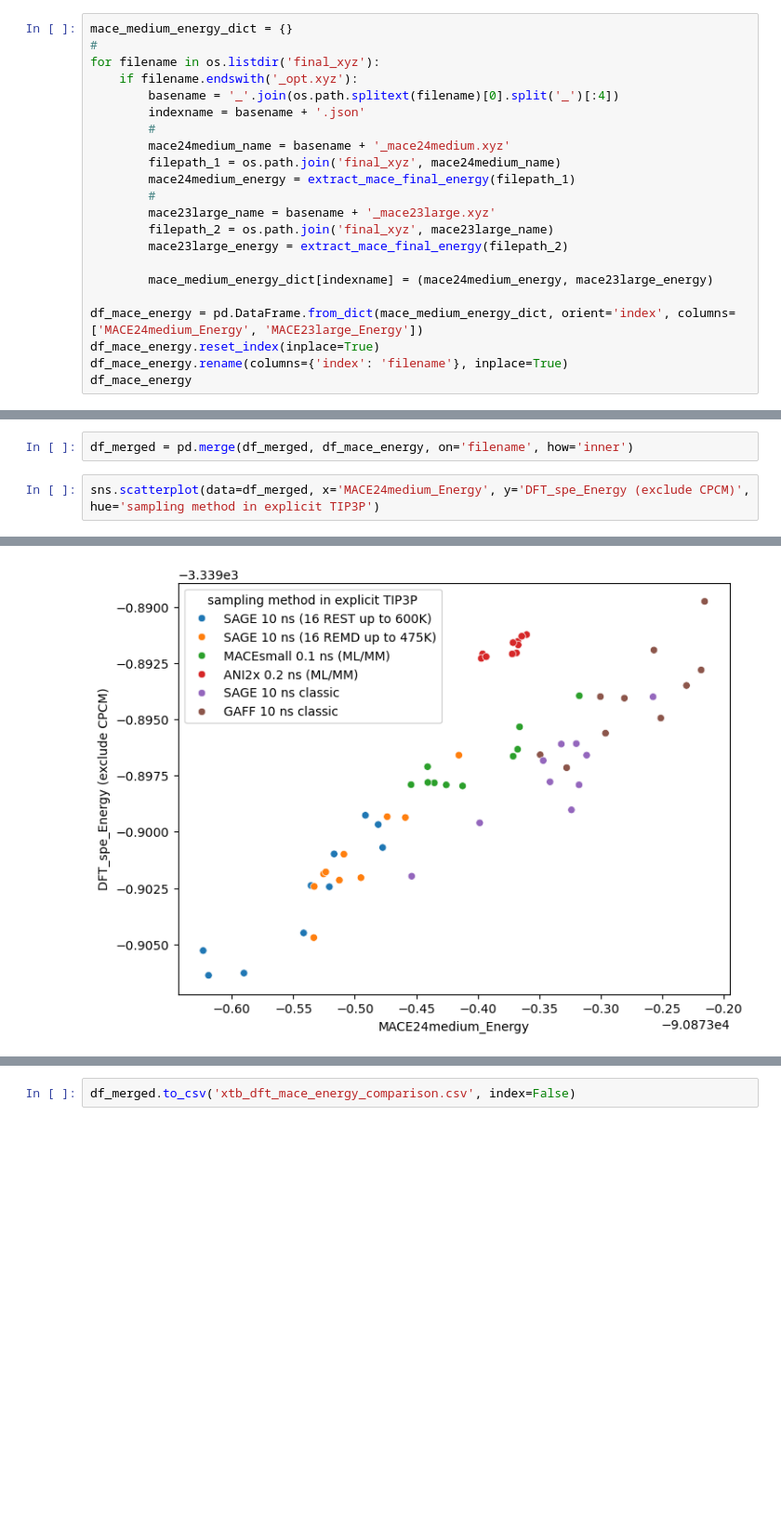
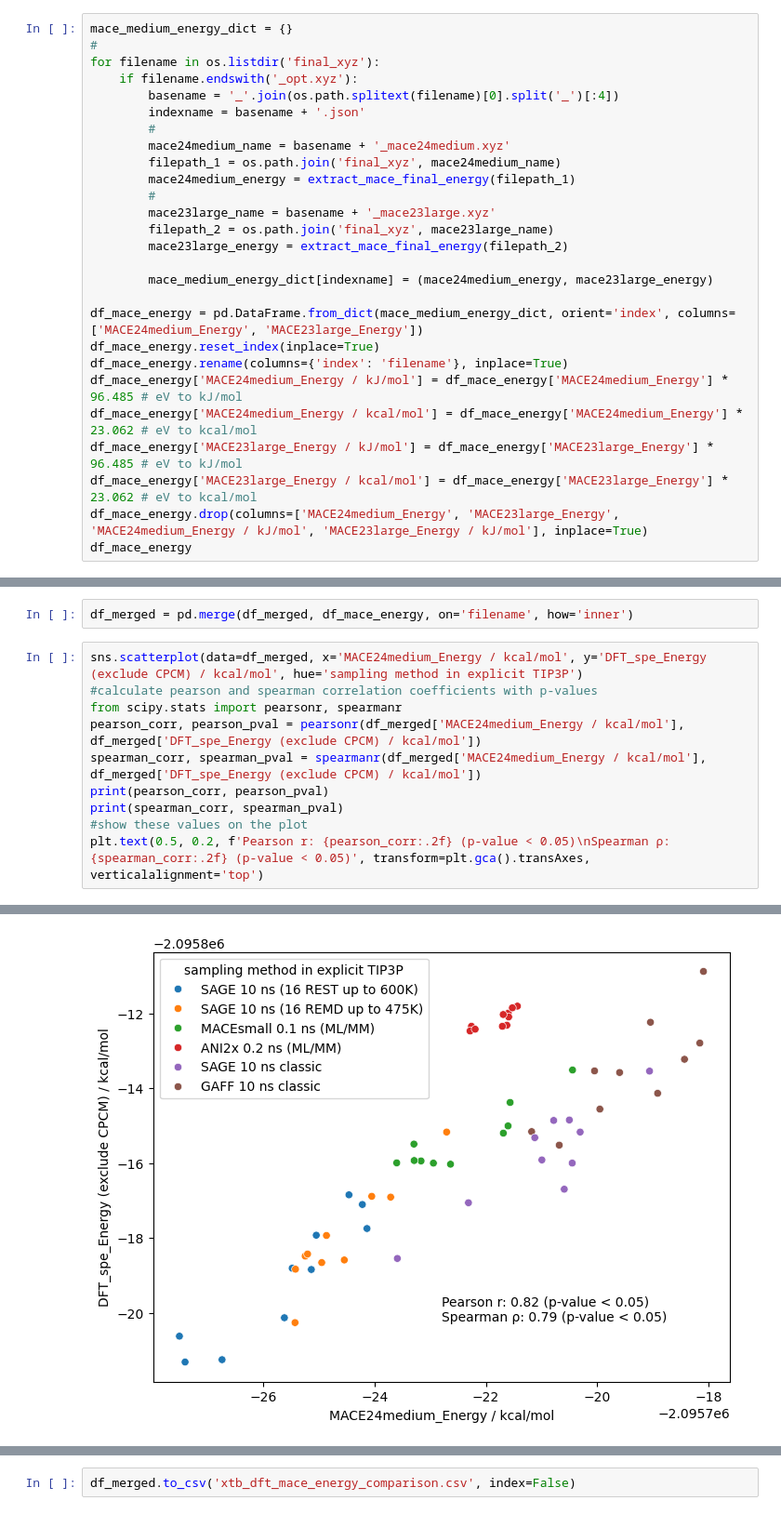
Before and after one commit to HaoLan-compchem/blog_03_12_2025, a Jupyter notebook: ligand_only/analysis.ipynb, the cells around one changed output, grey strips where cells are left out. Shown at 93% size. Saved outputs shown, nothing was run; the diff lists cells and outputs as text; blank space fills up the shorter version.

```diff
--- a/ligand_only/analysis.ipynb
+++ b/ligand_only/analysis.ipynb
@@ -614,4 +611,9 @@ for filename in os.listdir('final_xyz'):
 df_mace_energy = pd.DataFrame.from_dict(mace_medium_energy_dict, orient='index', columns=['MACE24medium_Energy', 'MACE23large_Energy'])
 df_mace_energy.reset_index(inplace=True)
 df_mace_energy.rename(columns={'index': 'filename'}, inplace=True)
+df_mace_energy['MACE24medium_Energy / kJ/mol'] = df_mace_energy['MACE24medium_Energy'] * 96.485 # eV to kJ/mol
+df_mace_energy['MACE24medium_Energy / kcal/mol'] = df_mace_energy['MACE24medium_Energy'] * 23.062 # eV to kcal/mol
+df_mace_energy['MACE23large_Energy / kJ/mol'] = df_mace_energy['MACE23large_Energy'] * 96.485 # eV to kJ/mol
+df_mace_energy['MACE23large_Energy / kcal/mol'] = df_mace_energy['MACE23large_Energy'] * 23.062 # eV to kcal/mol
+df_mace_energy.drop(columns=['MACE24medium_Energy', 'MACE23large_Energy', 'MACE24medium_Energy / kJ/mol', 'MACE23large_Energy / kJ/mol'], inplace=True)
 df_mace_energy
@@ -618,5 +638,13 @@ df_mace_energy
 # %%
 df_merged = pd.merge(df_merged, df_mace_energy, on='filename', how='inner')
 # %%
-sns.scatterplot(data=df_merged, x='MACE24medium_Energy', y='DFT_spe_Energy (exclude CPCM)', hue='sampling method in explicit TIP3P')
+sns.scatterplot(data=df_merged, x='MACE24medium_Energy / kcal/mol', y='DFT_spe_Energy (exclude CPCM) / kcal/mol', hue='sampling method in explicit TIP3P')
+#calculate pearson and spearman correlation coefficients with p-values
+from scipy.stats import pearsonr, spearmanr
+pearson_corr, pearson_pval = pearsonr(df_merged['MACE24medium_Energy / kcal/mol'], df_merged['DFT_spe_Energy (exclude CPCM) / kcal/mol'])
+spearman_corr, spearman_pval = spearmanr(df_merged['MACE24medium_Energy / kcal/mol'], df_merged['DFT_spe_Energy (exclude CPCM) / kcal/mol'])
+print(pearson_corr, pearson_pval)
+print(spearman_corr, spearman_pval)
+#show these values on the plot
+plt.text(0.5, 0.2, f'Pearson r: {pearson_corr:.2f} (p-value < 0.05)\nSpearman ρ: {spearman_corr:.2f} (p-value < 0.05)', transform=plt.gca().transAxes, verticalalignment='top')
 # %% [output]
@@ -624,2 +654,2 @@ sns.scatterplot(data=df_merged, x='MACE24medium_Energy', y='DFT_spe_Energy (excl
-[figure, old version]
+[figure, new version]
 # %%
```
Also changed, not shown: parts of 16 cells of this notebook, 17 other files.
